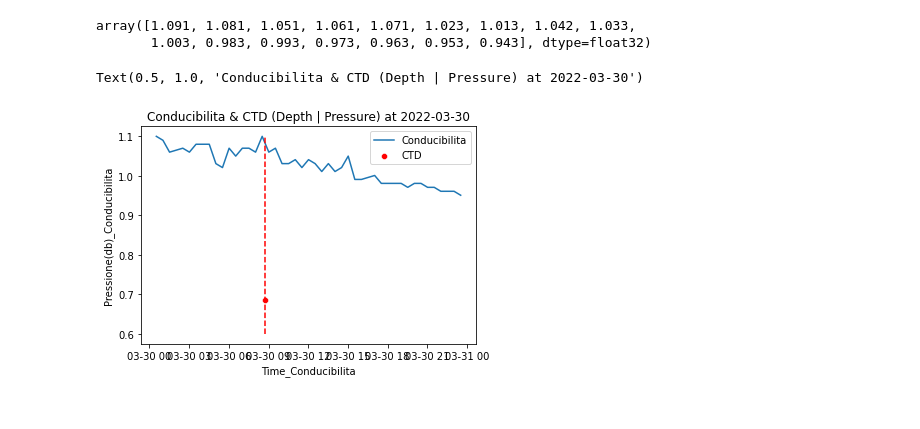
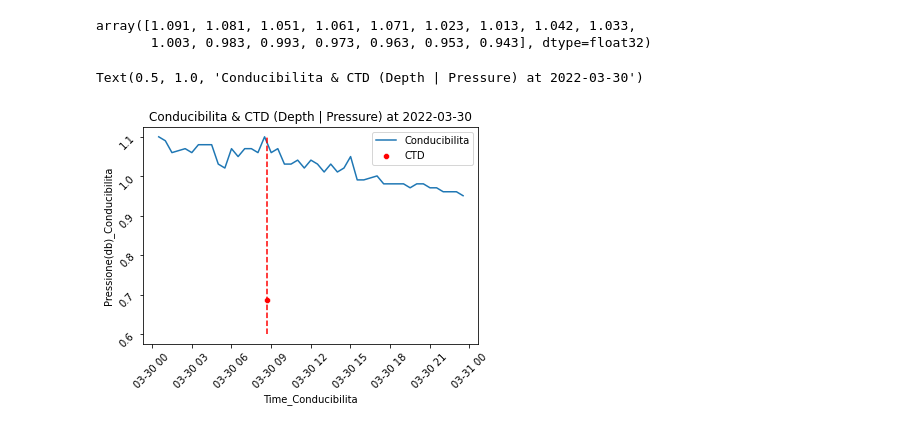
Before and after one commit to Multifaceted/Marine, a Jupyter notebook: explore.ipynb, the cells around one changed output. Cells and saved outputs as stored; diff of their text form; code cells hidden in the pictures.

Commit message:
modify plot

```diff
--- a/explore.ipynb
+++ b/explore.ipynb
@@ -540,13 +540,13 @@ array([1.091, 1.081, 1.051, 1.061, 1.071, 1.023, 1.013, 1.042, 1.033,
 # %%
 temp_df = joint_df[joint_df["Data_CTD"] == temp_dt][["Pressione(db)_Conducibilita", "Conducibilita'(mS/cm)_Conducibilita", "Temperatura(°C)_Conducibilita", "Time_Conducibilita"]].drop_duplicates().sort_values(by="Time_Conducibilita")
 temp2_df = joint_df[joint_df["Data_CTD"] == temp_dt][["Pressione(db)_CTD", "Conducibilita'(mS/cm)_CTD", "Temperatura(°C)_CTD", "Time_CTD"]].drop_duplicates()
 sns.lineplot(data=temp_df, x="Time_Conducibilita", y="Pressione(db)_Conducibilita", label="Conducibilita")
-sns.scatterplot(data=temp2_df, x="Time_CTD", y="Pressione(db)_CTD", color="red", label="CTD")
+sns.scatterplot(data=temp2_df, x="Time_CTD", y="Pressione(db)_CTD", color="red", label="CTD").tick_params(rotation=45)
 plt.vlines(x=temp2_df["Time_CTD"], ymin=.6, ymax=1.1, color="red", linestyles="dashed")
 plt.title("Conducibilita & CTD (Depth | Pressure) at " + str(temp_dt))
 # %% [output]
 Text(0.5, 1.0, 'Conducibilita & CTD (Depth | Pressure) at 2022-03-30')
-[figure, old version]
+[figure, new version]
 # %%
 # sns.lineplot(joint_avg_df.index, joint_avg_df["Conducibilita'(mS/cm)_CTD"] - joint_avg_df["Conducibilita'(mS/cm)_Conducibilita"]).set(ylabel="Diff Conducibilita", title="CTD - Conducibilita by average")
 
```
